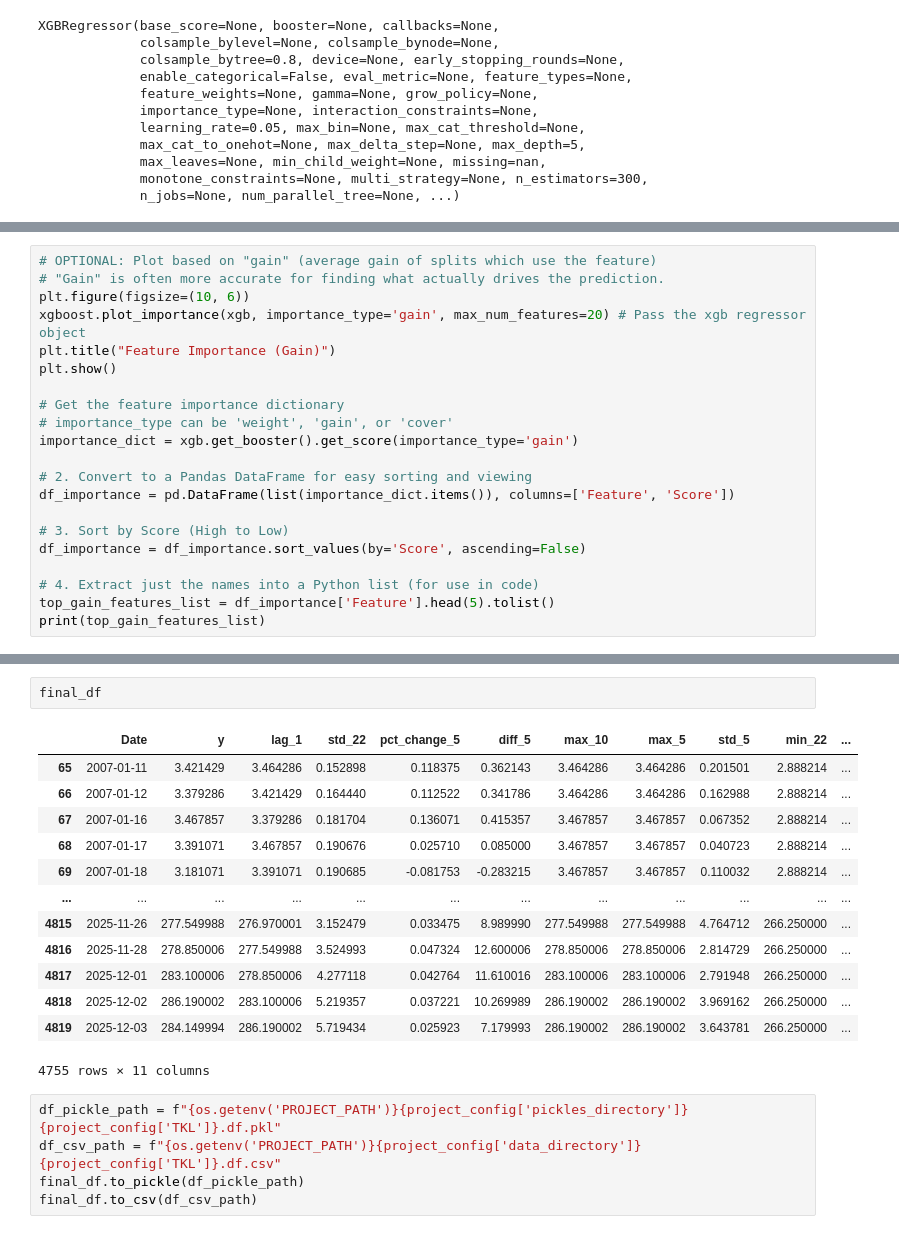
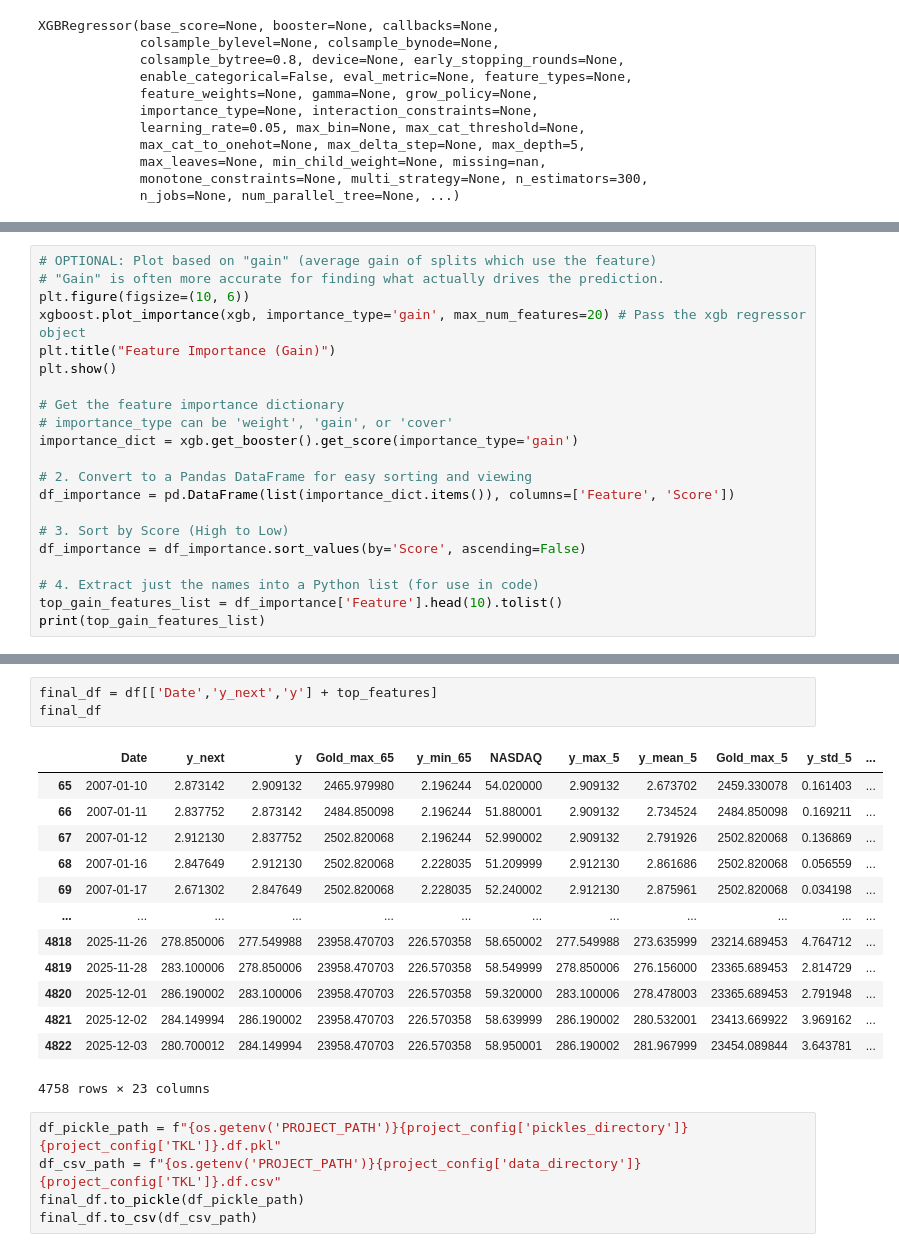
Before and after one commit to GuyRayOv/Stocks, a Jupyter notebook: notebooks/1stocks_dataprep_xgb.ipynb, the cells around one changed output, grey strips where cells are left out. Saved outputs shown, nothing was run; the diff lists cells and outputs as text.

```diff
--- a/notebooks/1stocks_dataprep_xgb.ipynb
+++ b/notebooks/1stocks_dataprep_xgb.ipynb
@@ -183,7 +256,7 @@ df_importance = pd.DataFrame(list(importance_dict.items()), columns=['Feature',
 df_importance = df_importance.sort_values(by='Score', ascending=False)
 
 # 4. Extract just the names into a Python list (for use in code)
-top_gain_features_list = df_importance['Feature'].head(5).tolist()
+top_gain_features_list = df_importance['Feature'].head(10).tolist()
 print(top_gain_features_list)
 # %% [output]
 <Figure size 1000x600 with 0 Axes>
@@ -195,19 +289,20 @@ final_df = df[ ['Date','y']+top_features ]
-# %%
-final_df
-# %% [output]
-|  | Date | y | lag_1 | std_22 | pct_change_5 | diff_5 | max_10 | max_5 | std_5 | min_22 | ... |
-| 65 | 2007-01-11 | 3.421429 | 3.464286 | 0.152898 | 0.118375 | 0.362143 | 3.464286 | 3.464286 | 0.201501 | 2.888214 | ... |
-| 66 | 2007-01-12 | 3.379286 | 3.421429 | 0.164440 | 0.112522 | 0.341786 | 3.464286 | 3.464286 | 0.162988 | 2.888214 | ... |
-| 67 | 2007-01-16 | 3.467857 | 3.379286 | 0.181704 | 0.136071 | 0.415357 | 3.467857 | 3.467857 | 0.067352 | 2.888214 | ... |
-| 68 | 2007-01-17 | 3.391071 | 3.467857 | 0.190676 | 0.025710 | 0.085000 | 3.467857 | 3.467857 | 0.040723 | 2.888214 | ... |
-| 69 | 2007-01-18 | 3.181071 | 3.391071 | 0.190685 | -0.081753 | -0.283215 | 3.467857 | 3.467857 | 0.110032 | 2.888214 | ... |
-| ... | ... | ... | ... | ... | ... | ... | ... | ... | ... | ... | ... |
-| 4815 | 2025-11-26 | 277.549988 | 276.970001 | 3.152479 | 0.033475 | 8.989990 | 277.549988 | 277.549988 | 4.764712 | 266.250000 | ... |
-| 4816 | 2025-11-28 | 278.850006 | 277.549988 | 3.524993 | 0.047324 | 12.600006 | 278.850006 | 278.850006 | 2.814729 | 266.250000 | ... |
-| 4817 | 2025-12-01 | 283.100006 | 278.850006 | 4.277118 | 0.042764 | 11.610016 | 283.100006 | 283.100006 | 2.791948 | 266.250000 | ... |
-| 4818 | 2025-12-02 | 286.190002 | 283.100006 | 5.219357 | 0.037221 | 10.269989 | 286.190002 | 286.190002 | 3.969162 | 266.250000 | ... |
-| 4819 | 2025-12-03 | 284.149994 | 286.190002 | 5.719434 | 0.025923 | 7.179993 | 286.190002 | 286.190002 | 3.643781 | 266.250000 | ... |
-4755 rows × 11 columns
+# %%
+final_df = df[['Date','y_next','y'] + top_features]
+final_df
+# %% [output]
+|  | Date | y_next | y | Gold_max_65 | y_min_65 | NASDAQ | y_max_5 | y_mean_5 | Gold_max_5 | y_std_5 | ... |
+| 65 | 2007-01-10 | 2.873142 | 2.909132 | 2465.979980 | 2.196244 | 54.020000 | 2.909132 | 2.673702 | 2459.330078 | 0.161403 | ... |
+| 66 | 2007-01-11 | 2.837752 | 2.873142 | 2484.850098 | 2.196244 | 51.880001 | 2.909132 | 2.734524 | 2484.850098 | 0.169211 | ... |
+| 67 | 2007-01-12 | 2.912130 | 2.837752 | 2502.820068 | 2.196244 | 52.990002 | 2.909132 | 2.791926 | 2502.820068 | 0.136869 | ... |
+| 68 | 2007-01-16 | 2.847649 | 2.912130 | 2502.820068 | 2.228035 | 51.209999 | 2.912130 | 2.861686 | 2502.820068 | 0.056559 | ... |
+| 69 | 2007-01-17 | 2.671302 | 2.847649 | 2502.820068 | 2.228035 | 52.240002 | 2.912130 | 2.875961 | 2502.820068 | 0.034198 | ... |
+| ... | ... | ... | ... | ... | ... | ... | ... | ... | ... | ... | ... |
+| 4818 | 2025-11-26 | 278.850006 | 277.549988 | 23958.470703 | 226.570358 | 58.650002 | 277.549988 | 273.635999 | 23214.689453 | 4.764712 | ... |
+| 4819 | 2025-11-28 | 283.100006 | 278.850006 | 23958.470703 | 226.570358 | 58.549999 | 278.850006 | 276.156000 | 23365.689453 | 2.814729 | ... |
+| 4820 | 2025-12-01 | 286.190002 | 283.100006 | 23958.470703 | 226.570358 | 59.320000 | 283.100006 | 278.478003 | 23365.689453 | 2.791948 | ... |
+| 4821 | 2025-12-02 | 284.149994 | 286.190002 | 23958.470703 | 226.570358 | 58.639999 | 286.190002 | 280.532001 | 23413.669922 | 3.969162 | ... |
+| 4822 | 2025-12-03 | 280.700012 | 284.149994 | 23958.470703 | 226.570358 | 58.950001 | 286.190002 | 281.967999 | 23454.089844 | 3.643781 | ... |
+4758 rows × 23 columns
 # %%
 df_pickle_path = f"{os.getenv('PROJECT_PATH')}{project_config['pickles_directory']}{project_config['TKL']}.df.pkl"
 df_csv_path = f"{os.getenv('PROJECT_PATH')}{project_config['data_directory']}{project_config['TKL']}.df.csv"
```
Also changed, not shown: parts of 13 cells of this notebook.
